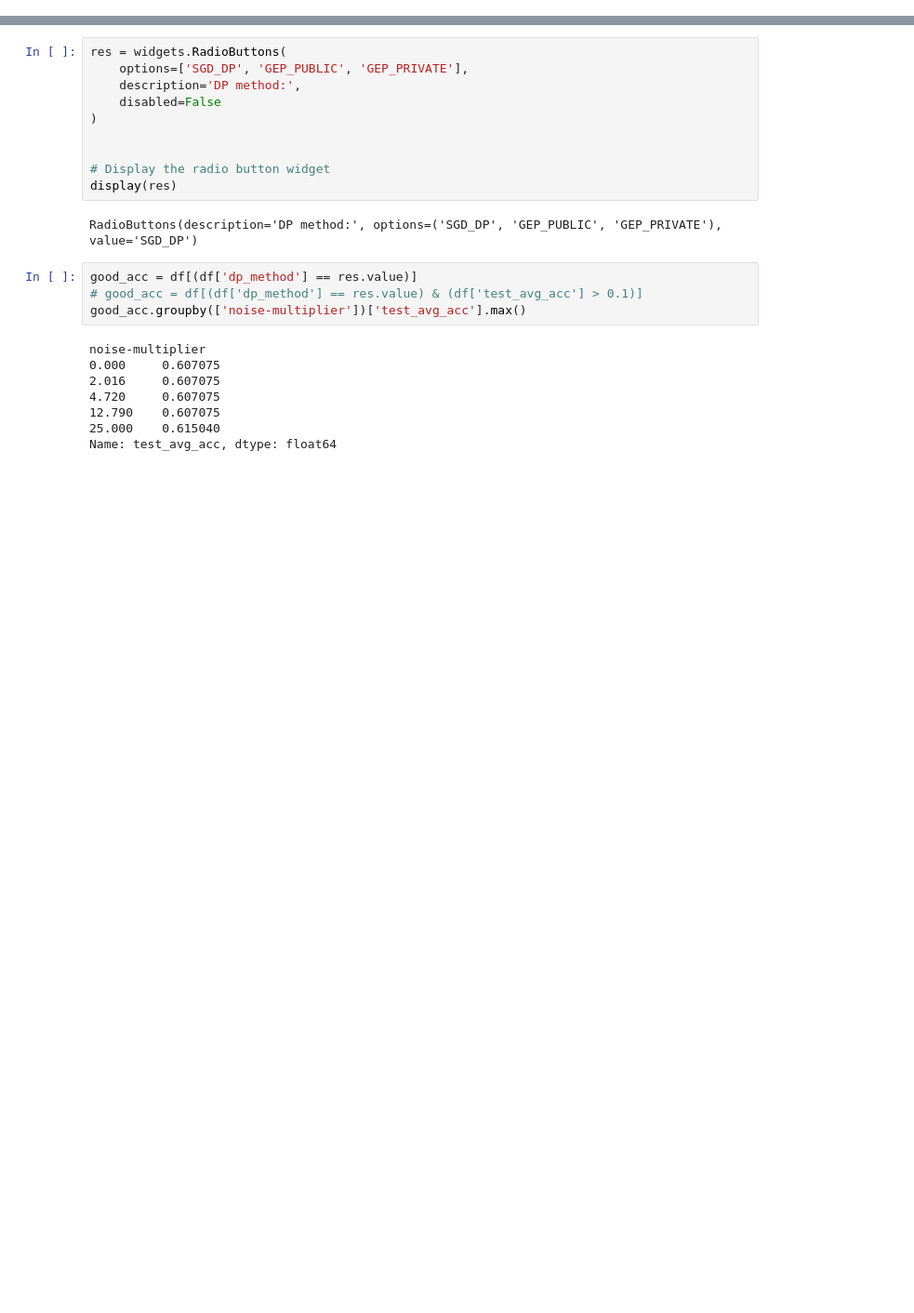
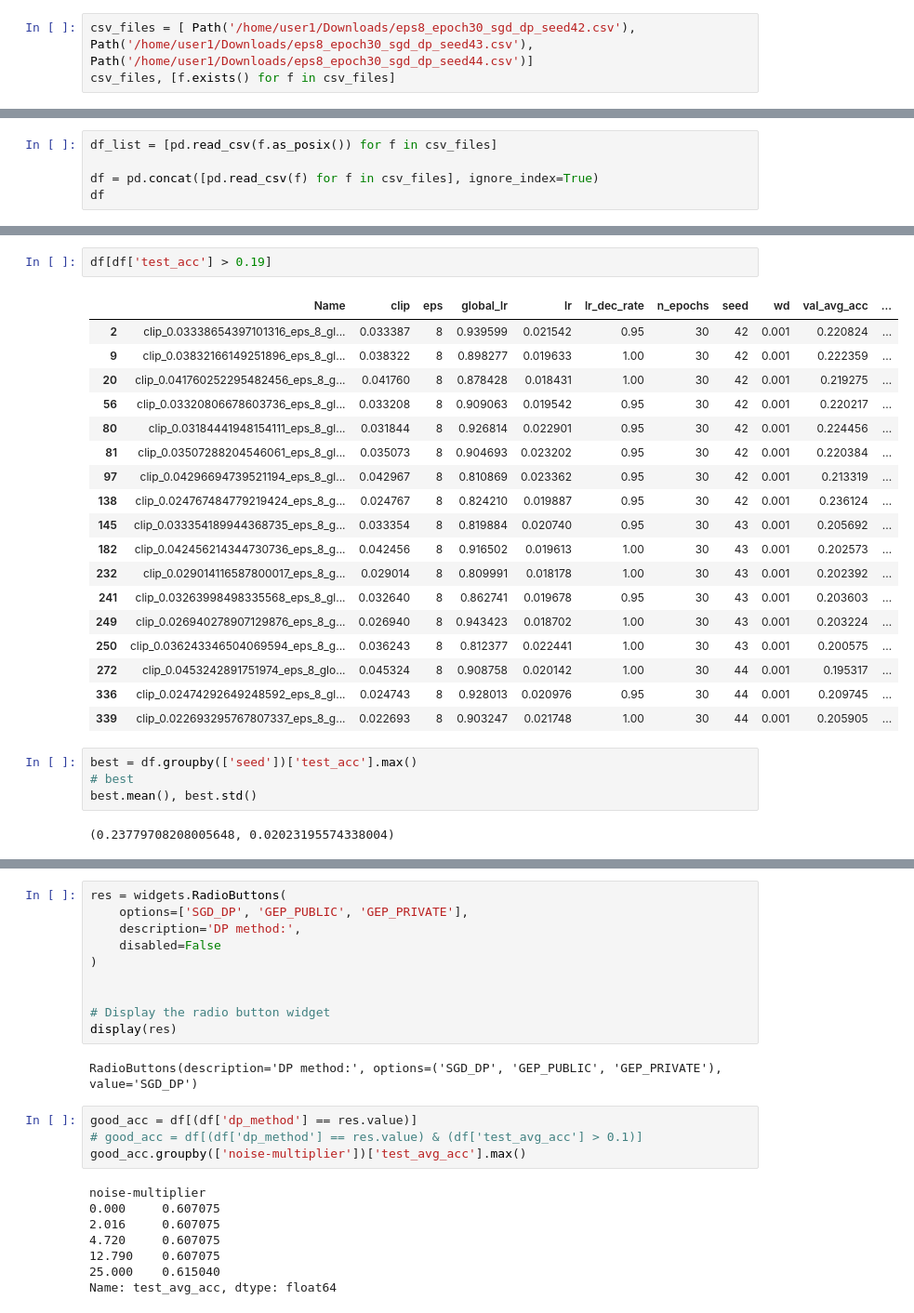
Before and after one commit to moshebeutel/fed_trainers, a Jupyter notebook: notebooks/experiment_analysis.ipynb, the cells around one changed output, grey strips where cells are left out. Shown at 93% size. Cells and saved outputs as stored; diff of their text form; blank space fills up the shorter version.

```diff
--- a/notebooks/experiment_analysis.ipynb
+++ b/notebooks/experiment_analysis.ipynb
@@ -54,0 +58,3 @@ Name: test_avg_acc, dtype: float64
+# %%
+csv_files = [ Path('/home/user1/Downloads/eps8_epoch30_sgd_dp_seed42.csv'), Path('/home/user1/Downloads/eps8_epoch30_sgd_dp_seed43.csv'), Path('/home/user1/Downloads/eps8_epoch30_sgd_dp_seed44.csv')]
+csv_files, [f.exists() for f in csv_files]
@@ -54,0 +66,5 @@ Name: test_avg_acc, dtype: float64
+# %%
+df_list = [pd.read_csv(f.as_posix()) for f in csv_files]
+
+df = pd.concat([pd.read_csv(f) for f in csv_files], ignore_index=True)
+df
@@ -54,0 +85,27 @@ Name: test_avg_acc, dtype: float64
+# %%
+df[df['test_acc'] > 0.19]
+# %% [output]
+|  | Name | clip | eps | global_lr | lr | lr_dec_rate | n_epochs | seed | wd | val_avg_acc | ... |
+| 2 | clip_0.03338654397101316_eps_8_gl... | 0.033387 | 8 | 0.939599 | 0.021542 | 0.95 | 30 | 42 | 0.001 | 0.220824 | ... |
+| 9 | clip_0.03832166149251896_eps_8_gl... | 0.038322 | 8 | 0.898277 | 0.019633 | 1.00 | 30 | 42 | 0.001 | 0.222359 | ... |
+| 20 | clip_0.041760252295482456_eps_8_g... | 0.041760 | 8 | 0.878428 | 0.018431 | 1.00 | 30 | 42 | 0.001 | 0.219275 | ... |
+| 56 | clip_0.03320806678603736_eps_8_gl... | 0.033208 | 8 | 0.909063 | 0.019542 | 0.95 | 30 | 42 | 0.001 | 0.220217 | ... |
+| 80 | clip_0.03184441948154111_eps_8_gl... | 0.031844 | 8 | 0.926814 | 0.022901 | 0.95 | 30 | 42 | 0.001 | 0.224456 | ... |
+| 81 | clip_0.03507288204546061_eps_8_gl... | 0.035073 | 8 | 0.904693 | 0.023202 | 0.95 | 30 | 42 | 0.001 | 0.220384 | ... |
+| 97 | clip_0.04296694739521194_eps_8_gl... | 0.042967 | 8 | 0.810869 | 0.023362 | 0.95 | 30 | 42 | 0.001 | 0.213319 | ... |
+| 138 | clip_0.024767484779219424_eps_8_g... | 0.024767 | 8 | 0.824210 | 0.019887 | 0.95 | 30 | 42 | 0.001 | 0.236124 | ... |
+| 145 | clip_0.033354189944368735_eps_8_g... | 0.033354 | 8 | 0.819884 | 0.020740 | 0.95 | 30 | 43 | 0.001 | 0.205692 | ... |
+| 182 | clip_0.042456214344730736_eps_8_g... | 0.042456 | 8 | 0.916502 | 0.019613 | 1.00 | 30 | 43 | 0.001 | 0.202573 | ... |
+| 232 | clip_0.029014116587800017_eps_8_g... | 0.029014 | 8 | 0.809991 | 0.018178 | 1.00 | 30 | 43 | 0.001 | 0.202392 | ... |
+| 241 | clip_0.03263998498335568_eps_8_gl... | 0.032640 | 8 | 0.862741 | 0.019678 | 0.95 | 30 | 43 | 0.001 | 0.203603 | ... |
+| 249 | clip_0.026940278907129876_eps_8_g... | 0.026940 | 8 | 0.943423 | 0.018702 | 1.00 | 30 | 43 | 0.001 | 0.203224 | ... |
+| 250 | clip_0.036243346504069594_eps_8_g... | 0.036243 | 8 | 0.812377 | 0.022441 | 1.00 | 30 | 43 | 0.001 | 0.200575 | ... |
+| 272 | clip_0.0453242891751974_eps_8_glo... | 0.045324 | 8 | 0.908758 | 0.020142 | 1.00 | 30 | 44 | 0.001 | 0.195317 | ... |
+| 336 | clip_0.02474292649248592_eps_8_gl... | 0.024743 | 8 | 0.928013 | 0.020976 | 0.95 | 30 | 44 | 0.001 | 0.209745 | ... |
+| 339 | clip_0.022693295767807337_eps_8_g... | 0.022693 | 8 | 0.903247 | 0.021748 | 1.00 | 30 | 44 | 0.001 | 0.205905 | ... |
+# %%
+best = df.groupby(['seed'])['test_acc'].max()
+# best
+best.mean(), best.std()
+# %% [output]
+(0.23779708208005648, 0.02023195574338004)
```
Also changed, not shown: parts of 8 cells of this notebook, 8 other files.
